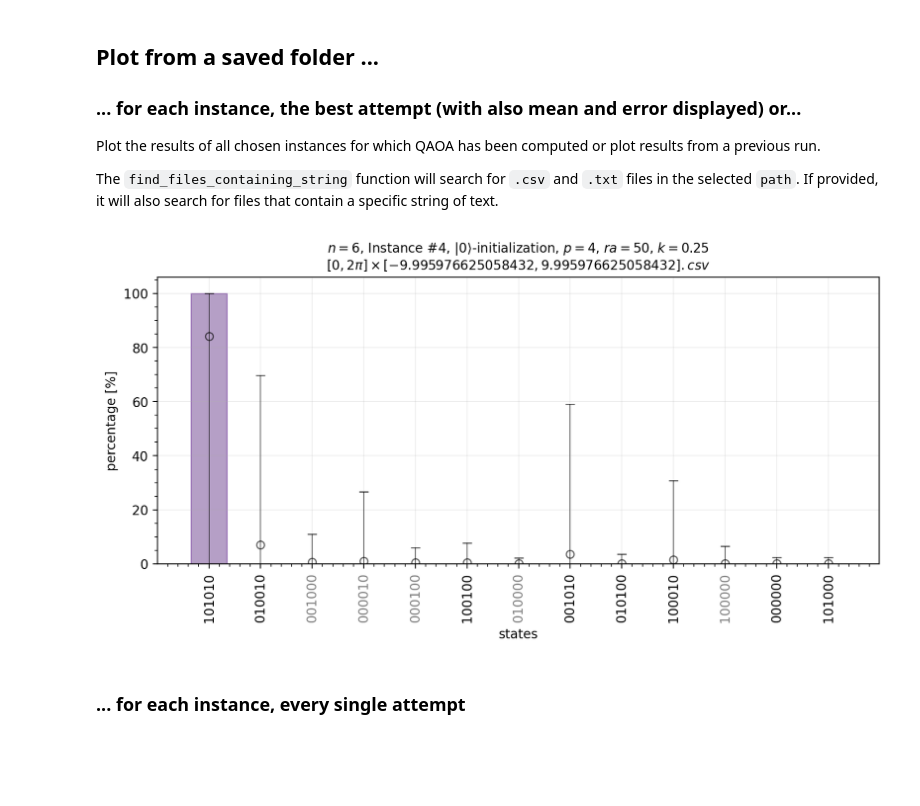
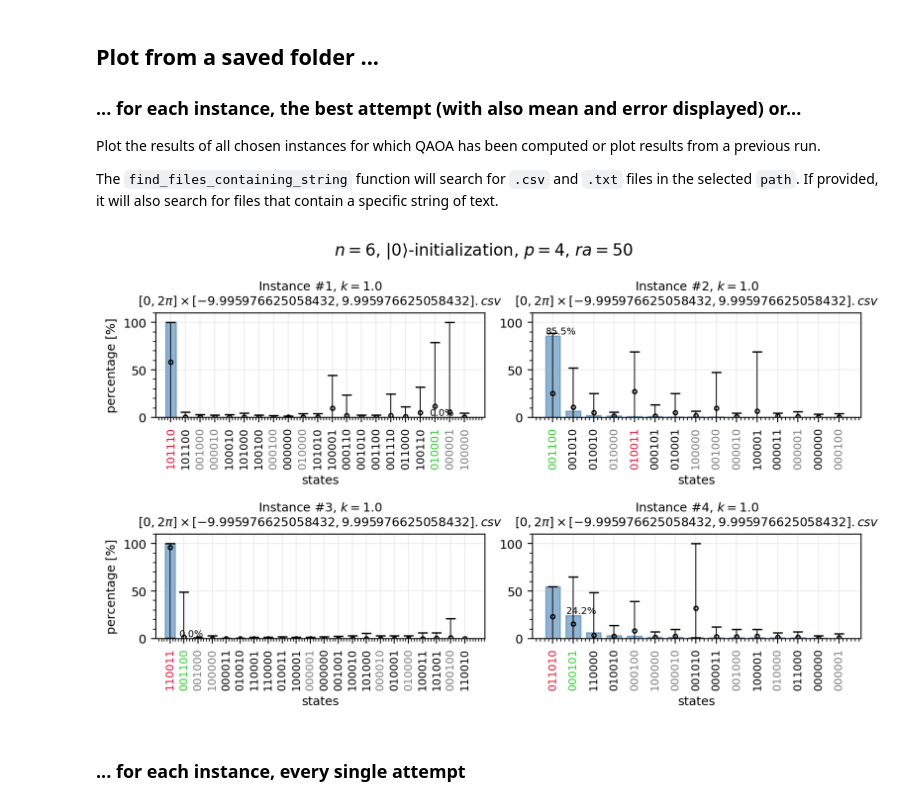
Before and after one commit to auroramugnai/Minimum-Exact-Cover-Problem, a Jupyter notebook: MECP_with-QAOA/QAOA_random_parameters.ipynb, the cells around one changed output. Cells and saved outputs as stored; diff of their text form; code cells hidden in the pictures; blank space fills up the shorter version.

```diff
--- a/MECP_with-QAOA/QAOA_random_parameters.ipynb
+++ b/MECP_with-QAOA/QAOA_random_parameters.ipynb
@@ -459,30 +459,31 @@ Plot the results of all chosen instances for which QAOA has been computed or plo
 The `find_files_containing_string` function will search for `.csv` and `.txt` files in the selected `path`. If provided, it will also search for files that contain a specific string of text.
 # %%
 # Uncomment this line to plot data from an existing directory
-# folder_path = "random_parameters_2025-01-30@09h03m50s"
+# folder_path = "random_parameters_2025-07-21@17h20m50s" # LEC
+# folder_path = "random_parameters_2025-07-22@15h10m16s" # LEC-1
 # folder_path = "random_parameters_2025-06-06@17h36m57s"
 
 # Find the files that contain every string in 'substrings'.
 FILENAME_list, DATA_FILENAME_list = find_files_containing_string(path= f"./{folder_path}/")
 
 # Get the number of files collected.
 num_files = len(FILENAME_list)
 
 if num_files>1:
     plot_list_of_files(FILENAME_list, DATA_FILENAME_list,
                        colorchosen="steelblue", alpha=0.6,
                        init_name="all1",
                        dont_show_in_title=["i", "k"],
-                       dont_show_in_titles=["n", "p", "ra", "k", "init"],
+                       dont_show_in_titles=["n", "p", "ra", "init"],
                        figsize=(8,num_files+1),
                        dpi=200, N=9) # figsize=(10, 13), dpi=300, N=12 for latex figures
 else:
     plot_file(FILENAME_list[0], DATA_FILENAME_list[0],
               colorchosen='indigo', alpha=0.4,
               dont_show_in_title = [],
               figsize=(10,4), dpi=200, N=10)
 # %% [output]
-[figure, old version]
+[figure, new version]
 # %% [markdown]
 ### ... for each instance, every single attempt
 # %%
```
Also changed, not shown: parts of 2 cells of this notebook, 29 other files.
